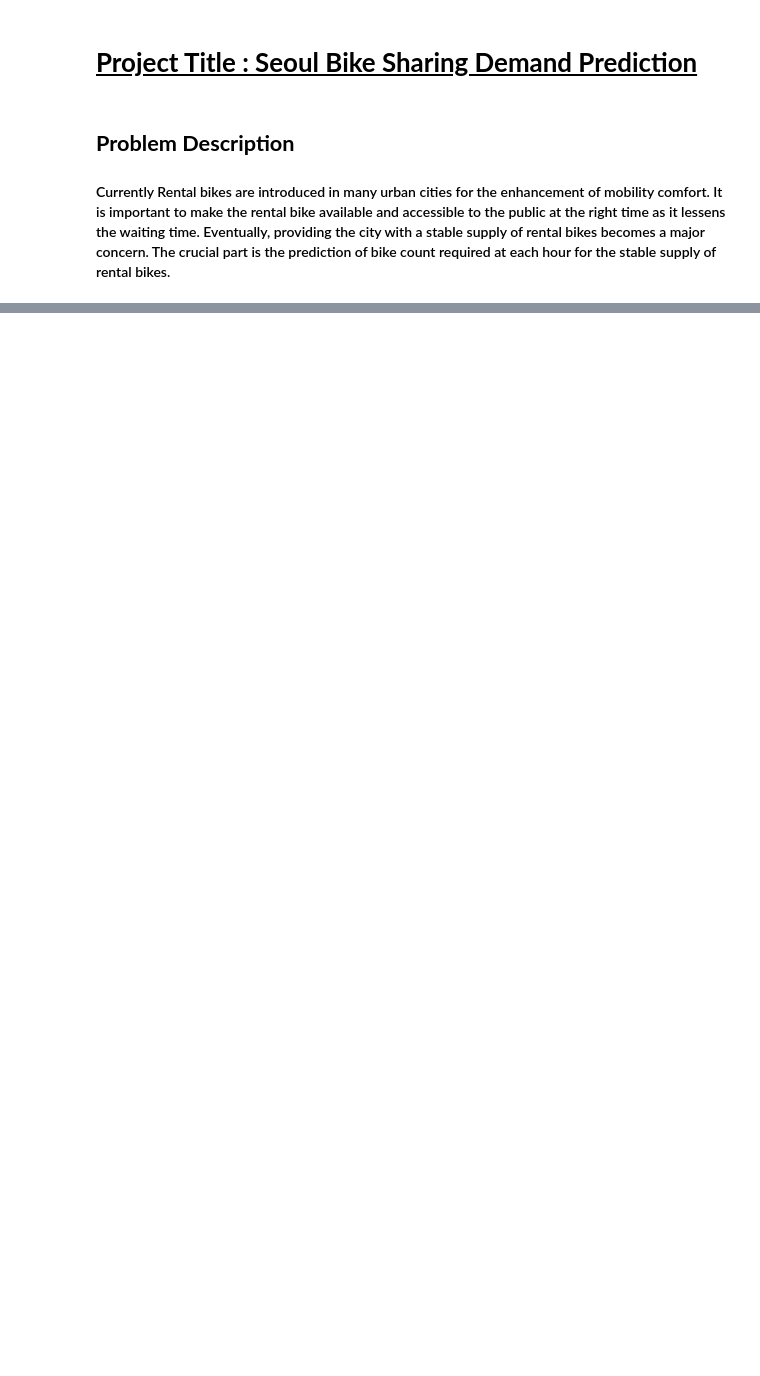
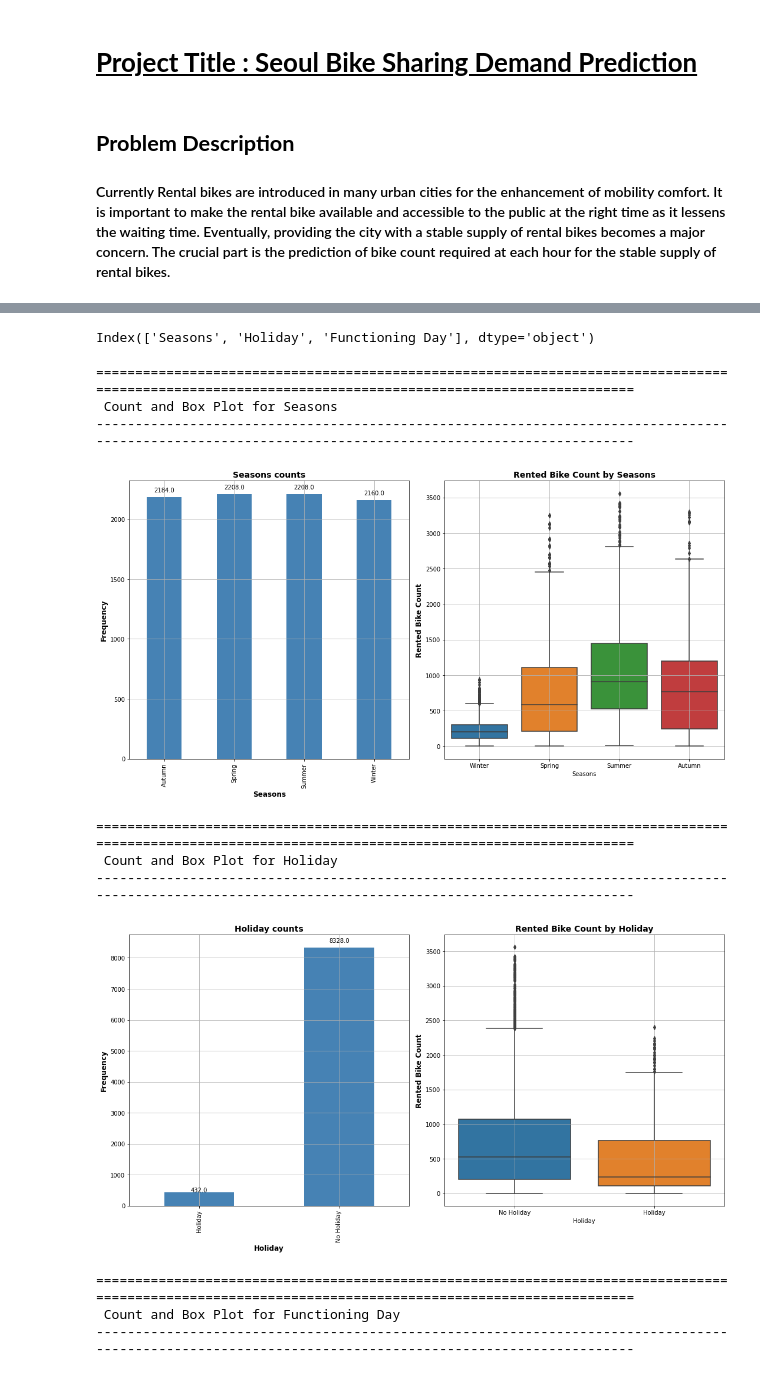
Before and after one commit to sdburde/Bike-Sharing-Demand-Prediction, a Jupyter notebook: Bike_Sharing_Demand_Prediction_Capstone_Project.ipynb, the cells around one changed output, grey strips where cells are left out. Drawn from its saved outputs; the diff is of its cells as text; code cells hidden in the pictures; blank space fills up the shorter version.

```diff
--- a/Bike_Sharing_Demand_Prediction_Capstone_Project.ipynb
+++ b/Bike_Sharing_Demand_Prediction_Capstone_Project.ipynb
@@ -30,0 +359,56 @@
+# %%
+categorical_features = df.describe(include=['object','category']).columns
+categorical_features
+# %% [output]
+Index(['Seasons', 'Holiday', 'Functioning Day'], dtype='object')
+# %%
+for col in categorical_features[0:]:
+
+  print('\n')
+  print('='*150,'\n',f'Count and Box Plot for {col}')
+  print('-'*150)
+
+
+  plt.figure(figsize=(15,8))
+  plt.title(f'Count and Box Plot for {col}',
+            fontsize=20, fontweight='bold',color='m')
+
+  #1# /-----------------------------------------------
+  plt.subplot(1, 2, 1)   # Define 2 rows, 2 column, Activate subplot 1.
+  # Dependent Varible ''Rented Bike Count'
+  counts = df[col].value_counts().sort_index()
+  couns_list = pd.DataFrame(counts).iloc[:,-1].values
+
+  ax = counts.plot.bar(color='steelblue')
+  plt.title(col + ' counts', fontsize=14, fontweight='bold')
+  plt.xlabel(col,fontsize=12,fontweight='bold')
+  plt.ylabel("Frequency",fontsize=12,fontweight='bold')
+
+  show_values(ax, orient="v", space=.02)
+  plt.grid('on')
+
+  #2# /-----------------------------------------------
+  plt.subplot(1, 2, 2)   # 2 rows, 2 column, Activate subplot 2.
+  # plot some data here
+  sns.boxplot(data=df,y="Rented Bike Count",x=df[col],orient="v")
+  plt.title('Rented Bike Count by ' + col, fontsize=14, fontweight='bold' )
+  plt.ylabel("Rented Bike Count",fontsize=12,fontweight='bold')
+
+  plt.grid('on')
+
+
+  # to Prevent subplots overlap
+  plt.tight_layout()
+  plt.show()
+# %% [output]
+======================================================================================================================================================
+ Count and Box Plot for Seasons
+------------------------------------------------------------------------------------------------------------------------------------------------------
+[figure, added]
+======================================================================================================================================================
+ Count and Box Plot for Holiday
+------------------------------------------------------------------------------------------------------------------------------------------------------
+[figure, added]
+======================================================================================================================================================
+ Count and Box Plot for Functioning Day
+------------------------------------------------------------------------------------------------------------------------------------------------------
```
Also changed, not shown: parts of 53 cells of this notebook.
